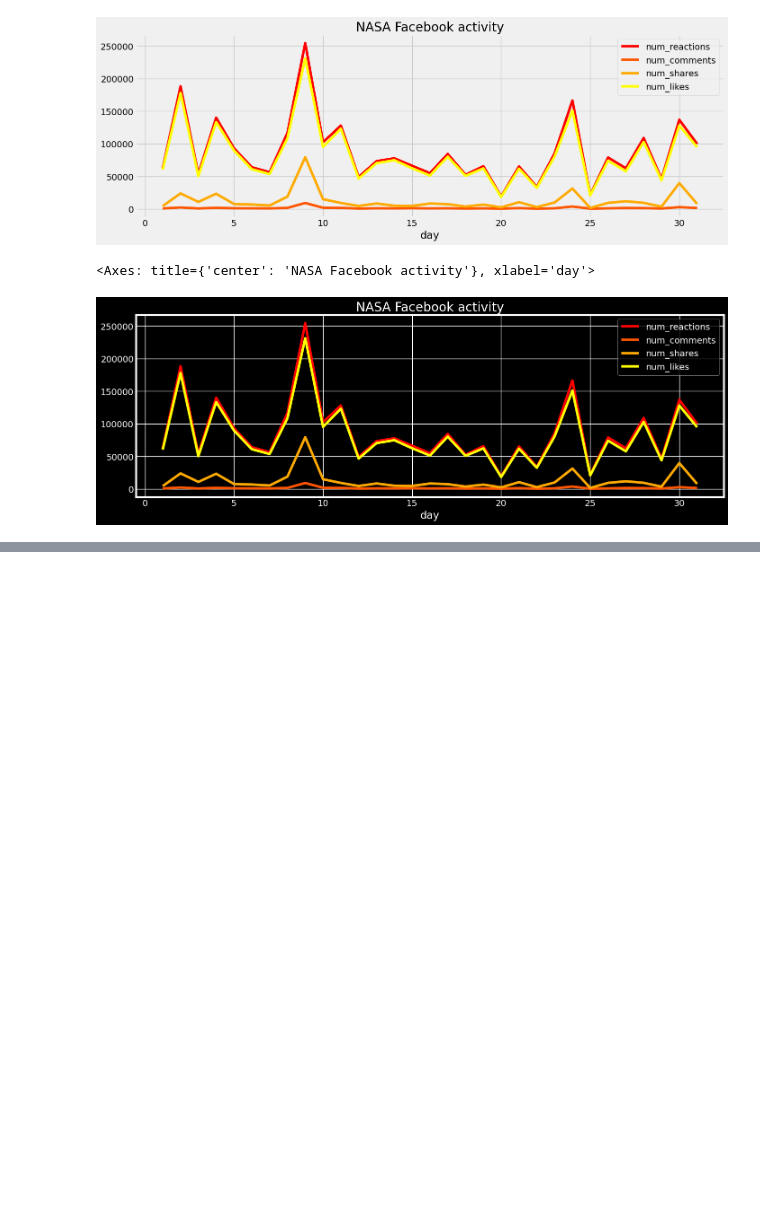
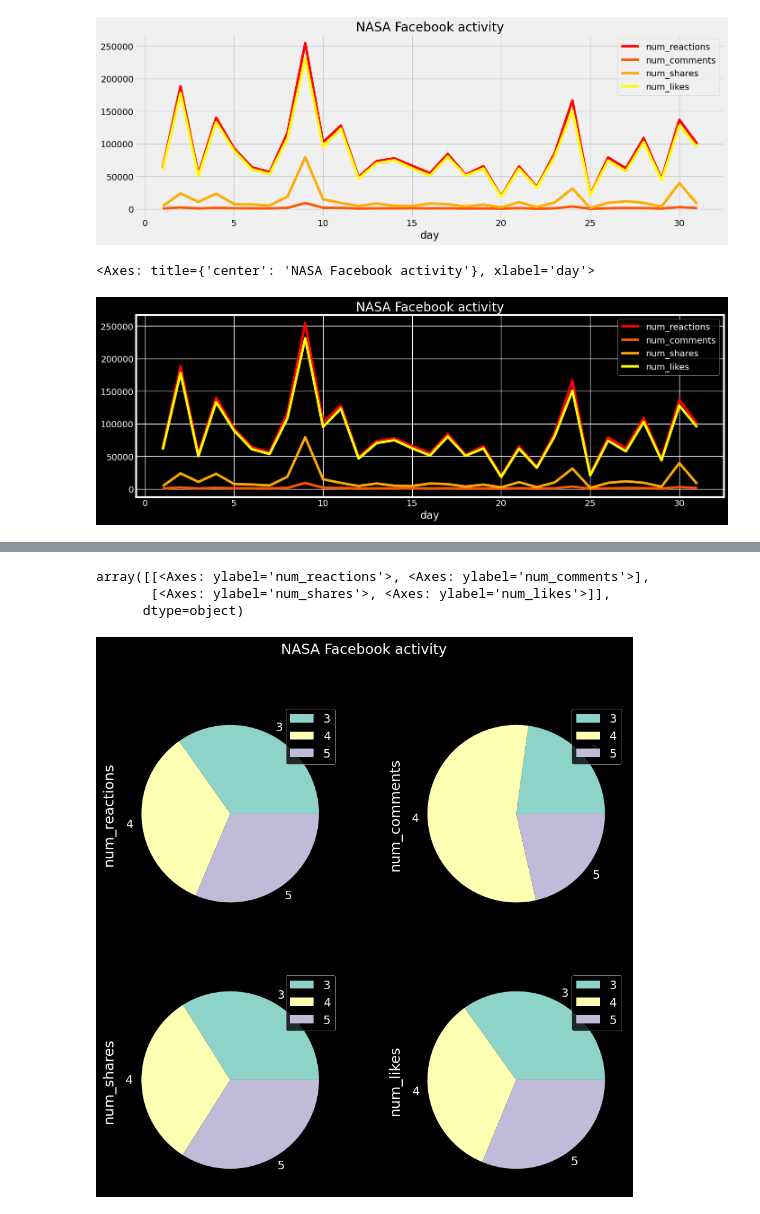
Before and after one commit to Byienio/Pandas_pg, a Jupyter notebook: AdvancedPlots.ipynb, the cells around one changed output, grey strips where cells are left out. Saved outputs shown, nothing was run; the diff lists cells and outputs as text; code cells hidden in the pictures; blank space fills up the shorter version.

```diff
--- a/AdvancedPlots.ipynb
+++ b/AdvancedPlots.ipynb
@@ -179,0 +223,7 @@ nasa_by_day.plot(figsize=(15,5),title='NASA Facebook activity',colormap='autumn'
+# %%
+nasa_by_month.plot(kind='pie',figsize=(10,10 ),title='NASA Facebook activity',layout=(2,2),subplots=True)
+# %% [output]
+array([[<Axes: ylabel='num_reactions'>, <Axes: ylabel='num_comments'>],
+       [<Axes: ylabel='num_shares'>, <Axes: ylabel='num_likes'>]],
+      dtype=object)
+[figure, added]
```
Also changed, not shown: parts of 6 cells of this notebook.
